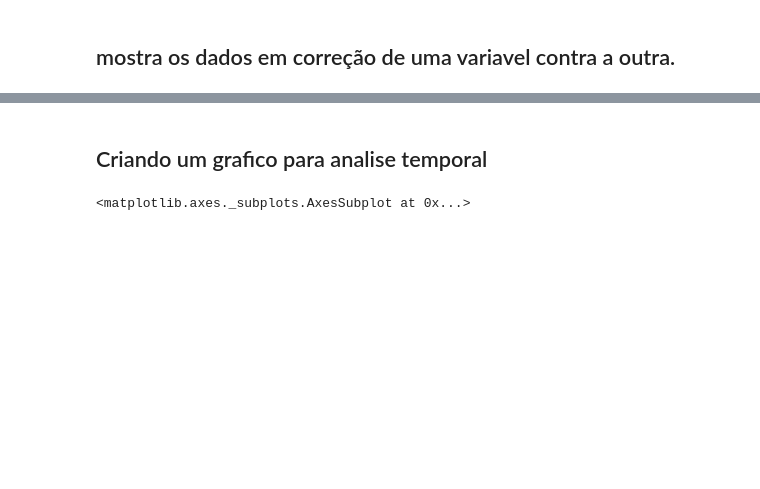
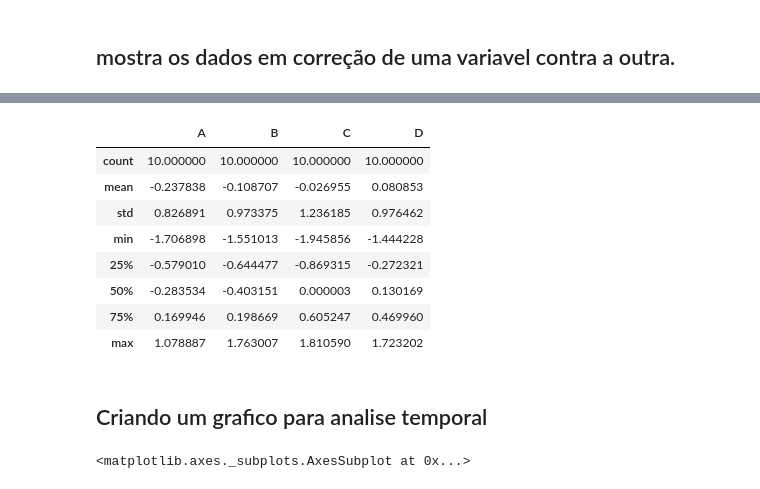
Before and after one commit to WesleySiNeves/AprendendoPython, a Jupyter notebook: pyData/Pandas/Pandas_Data_range_2.ipynb, the cells around one changed output, grey strips where cells are left out. Saved outputs shown, nothing was run; the diff lists cells and outputs as text; code cells hidden in the pictures; blank space fills up the shorter version.

```diff
--- a/pyData/Pandas/Pandas_Data_range_2.ipynb
+++ b/pyData/Pandas/Pandas_Data_range_2.ipynb
@@ -105,3 +103,15 @@ df.corr()
+# %%
+df.describe(include='all')
+# %% [output]
+|  | A | B | C | D |
+| count | 10.000000 | 10.000000 | 10.000000 | 10.000000 |
+| mean | -0.237838 | -0.108707 | -0.026955 | 0.080853 |
+| std | 0.826891 | 0.973375 | 1.236185 | 0.976462 |
+| min | -1.706898 | -1.551013 | -1.945856 | -1.444228 |
+| 25% | -0.579010 | -0.644477 | -0.869315 | -0.272321 |
+| 50% | -0.283534 | -0.403151 | 0.000003 | 0.130169 |
+| 75% | 0.169946 | 0.198669 | 0.605247 | 0.469960 |
+| max | 1.078887 | 1.763007 | 1.810590 | 1.723202 |
 # %% [markdown]
 ## Criando um grafico para analise temporal
 # %%
```
Also changed, not shown: parts of 10 cells of this notebook, 7 other files.
